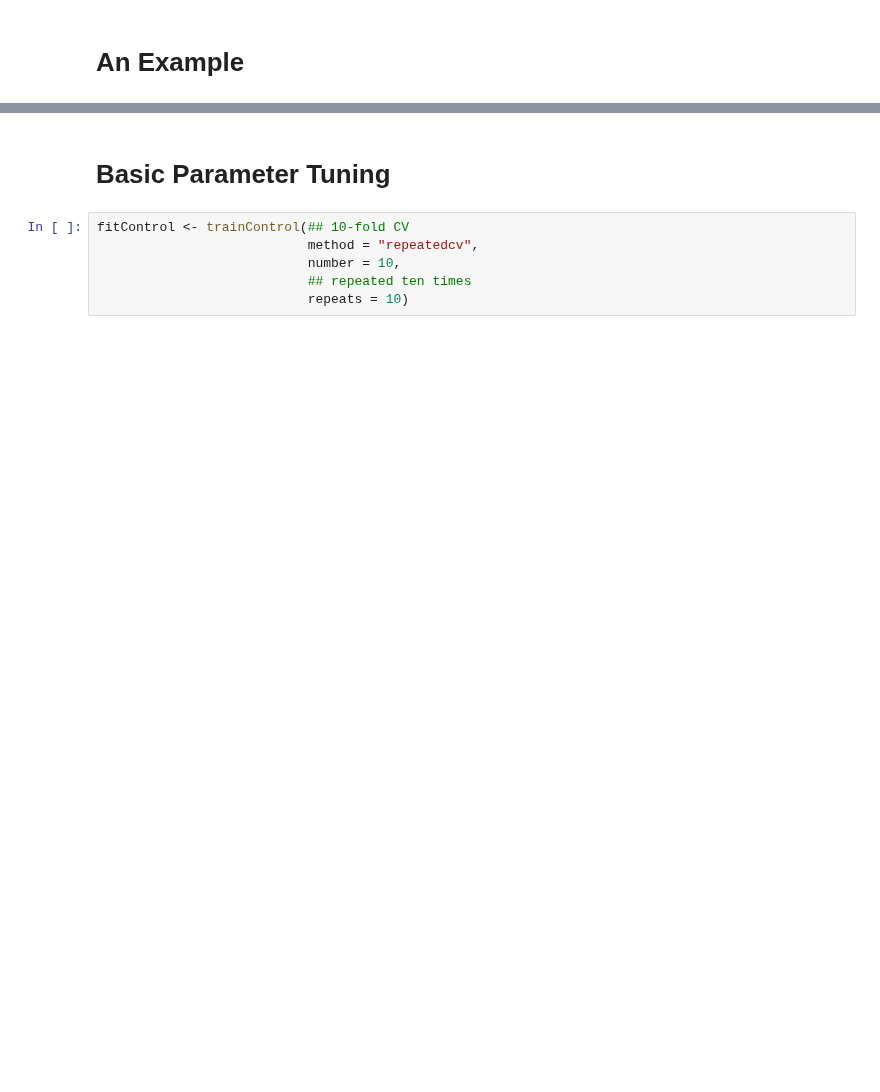
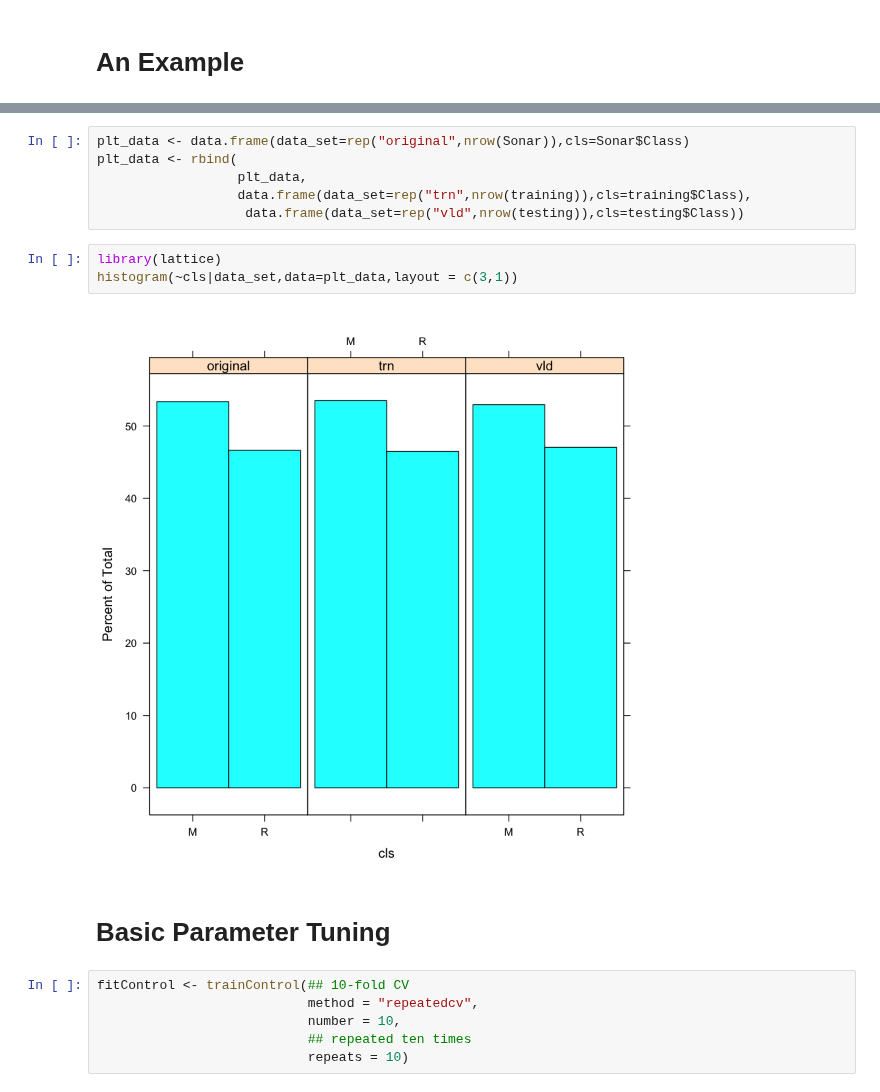
Before and after one commit to Randallzoeng/Code_AlgorithmEngineering, a Jupyter notebook: caret_walkthrough/5 Model Training and Tuning.ipynb, the cells around one changed output, grey strips where cells are left out. Saved outputs shown, nothing was run; the diff lists cells and outputs as text; blank space fills up the shorter version.

```diff
--- a/caret_walkthrough/5 Model Training and Tuning.ipynb
+++ b/caret_walkthrough/5 Model Training and Tuning.ipynb
@@ -27,3 +34,14 @@ testing <- Sonar[-inTraining,]
+# %%
+plt_data <- data.frame(data_set=rep("original",nrow(Sonar)),cls=Sonar$Class)
+plt_data <- rbind(
+                  plt_data,
+                  data.frame(data_set=rep("trn",nrow(training)),cls=training$Class),
+                   data.frame(data_set=rep("vld",nrow(testing)),cls=testing$Class))
+# %%
+library(lattice)
+histogram(~cls|data_set,data=plt_data,layout = c(3,1))
+# %% [output]
+[figure, added]
 # %% [markdown]
 # Basic Parameter Tuning
 # %%
```
Also changed, not shown: parts of 4 cells of this notebook.
